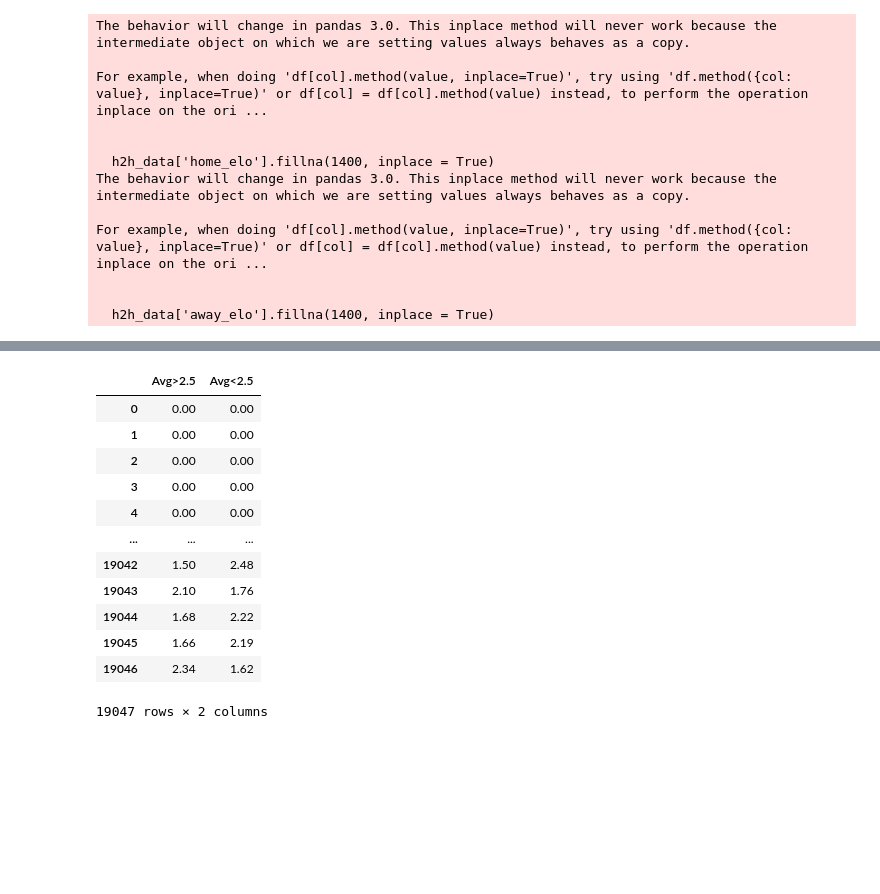
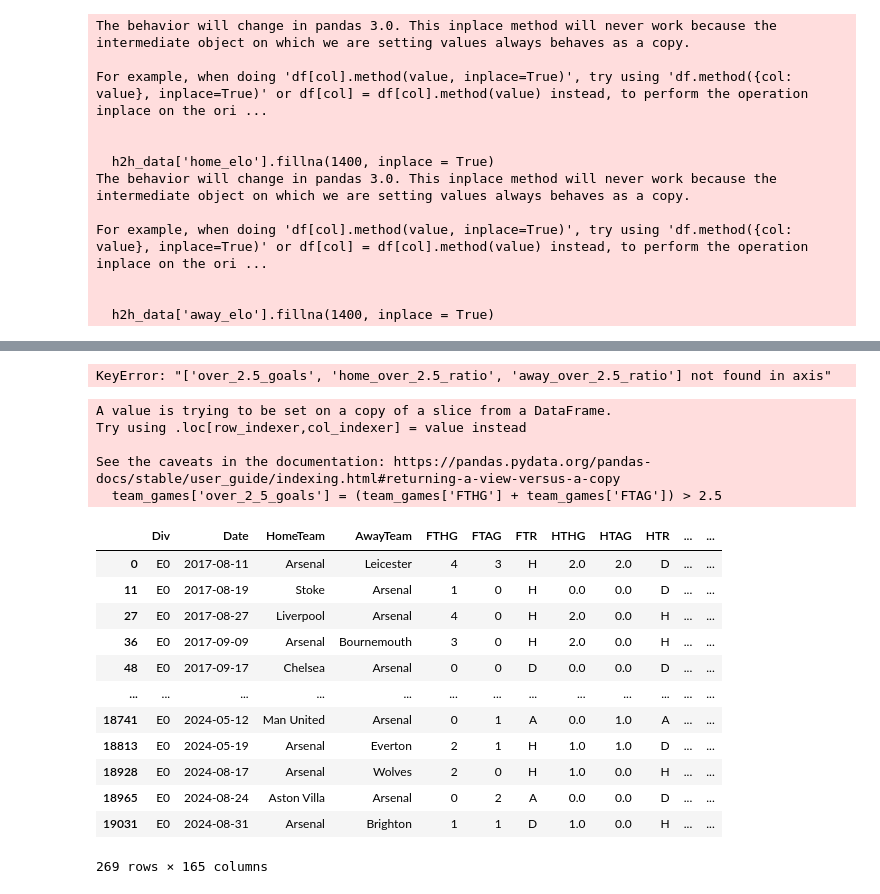
Before and after one commit to mcparaca/Football-betting-model, a Jupyter notebook: Football_predictions_bets_model/Download_team_elo.ipynb, the cells around one changed output, grey strips where cells are left out. Cells and saved outputs as stored; diff of their text form; code cells hidden in the pictures; blank space fills up the shorter version.

```diff
--- a/Football_predictions_bets_model/Download_team_elo.ipynb
+++ b/Football_predictions_bets_model/Download_team_elo.ipynb
@@ -201,16 +216,3 @@ h2h_data[['Avg>2.5', 'Avg<2.5']].iloc[-750:].to_csv('over_under.csv',index = Fal
 # %%
-h2h_data[['Avg>2.5', 'Avg<2.5']]
+h2h_data['month'] = h2h_data['Date'].dt.month.astype(str)
+h2h_data['year'] = h2h_data['Date'].dt.year.astype(str)
-# %% [output]
-|  | Avg>2.5 | Avg<2.5 |
-| 0 | 0.00 | 0.00 |
-| 1 | 0.00 | 0.00 |
-| 2 | 0.00 | 0.00 |
-| 3 | 0.00 | 0.00 |
-| 4 | 0.00 | 0.00 |
-| ... | ... | ... |
-| 19042 | 1.50 | 2.48 |
-| 19043 | 2.10 | 1.76 |
-| 19044 | 1.68 | 2.22 |
-| 19045 | 1.66 | 2.19 |
-| 19046 | 2.34 | 1.62 |
-19047 rows × 2 columns
@@ -216,0 +221,30 @@ h2h_data[['Avg>2.5', 'Avg<2.5']]
+# %%
+h2h_data.drop(['over_2.5_goals',	'home_over_2.5_ratio',	'away_over_2.5_ratio'], inplace = True, axis = 1)
+# %% [output]
+KeyError: "['over_2.5_goals', 'home_over_2.5_ratio', 'away_over_2.5_ratio'] not found in axis"
+# %%
+team_games = h2h_data.loc[(h2h_data['HomeTeam'] == teams[0])|(h2h_data['AwayTeam'] == teams[0])]
+# %%
+team_games['over_2_5_goals'] = (team_games['FTHG'] + team_games['FTAG']) > 2.5
+# %% [output]
+A value is trying to be set on a copy of a slice from a DataFrame.
+Try using .loc[row_indexer,col_indexer] = value instead
+
+See the caveats in the documentation: https://pandas.pydata.org/pandas-docs/stable/user_guide/indexing.html#returning-a-view-versus-a-copy
+  team_games['over_2_5_goals'] = (team_games['FTHG'] + team_games['FTAG']) > 2.5
+# %%
+team_games
+# %% [output]
+|  | Div | Date | HomeTeam | AwayTeam | FTHG | FTAG | FTR | HTHG | HTAG | HTR | ... | ... |
+| 0 | E0 | 2017-08-11 | Arsenal | Leicester | 4 | 3 | H | 2.0 | 2.0 | D | ... | ... |
+| 11 | E0 | 2017-08-19 | Stoke | Arsenal | 1 | 0 | H | 0.0 | 0.0 | D | ... | ... |
+| 27 | E0 | 2017-08-27 | Liverpool | Arsenal | 4 | 0 | H | 2.0 | 0.0 | H | ... | ... |
+| 36 | E0 | 2017-09-09 | Arsenal | Bournemouth | 3 | 0 | H | 2.0 | 0.0 | H | ... | ... |
+| 48 | E0 | 2017-09-17 | Chelsea | Arsenal | 0 | 0 | D | 0.0 | 0.0 | D | ... | ... |
+| ... | ... | ... | ... | ... | ... | ... | ... | ... | ... | ... | ... | ... |
+| 18741 | E0 | 2024-05-12 | Man United | Arsenal | 0 | 1 | A | 0.0 | 1.0 | A | ... | ... |
+| 18813 | E0 | 2024-05-19 | Arsenal | Everton | 2 | 1 | H | 1.0 | 1.0 | D | ... | ... |
+| 18928 | E0 | 2024-08-17 | Arsenal | Wolves | 2 | 0 | H | 1.0 | 0.0 | H | ... | ... |
+| 18965 | E0 | 2024-08-24 | Aston Villa | Arsenal | 0 | 2 | A | 0.0 | 0.0 | D | ... | ... |
+| 19031 | E0 | 2024-08-31 | Arsenal | Brighton | 1 | 1 | D | 1.0 | 0.0 | H | ... | ... |
+269 rows × 165 columns
```
Also changed, not shown: parts of 10 cells of this notebook, 5 other files.
